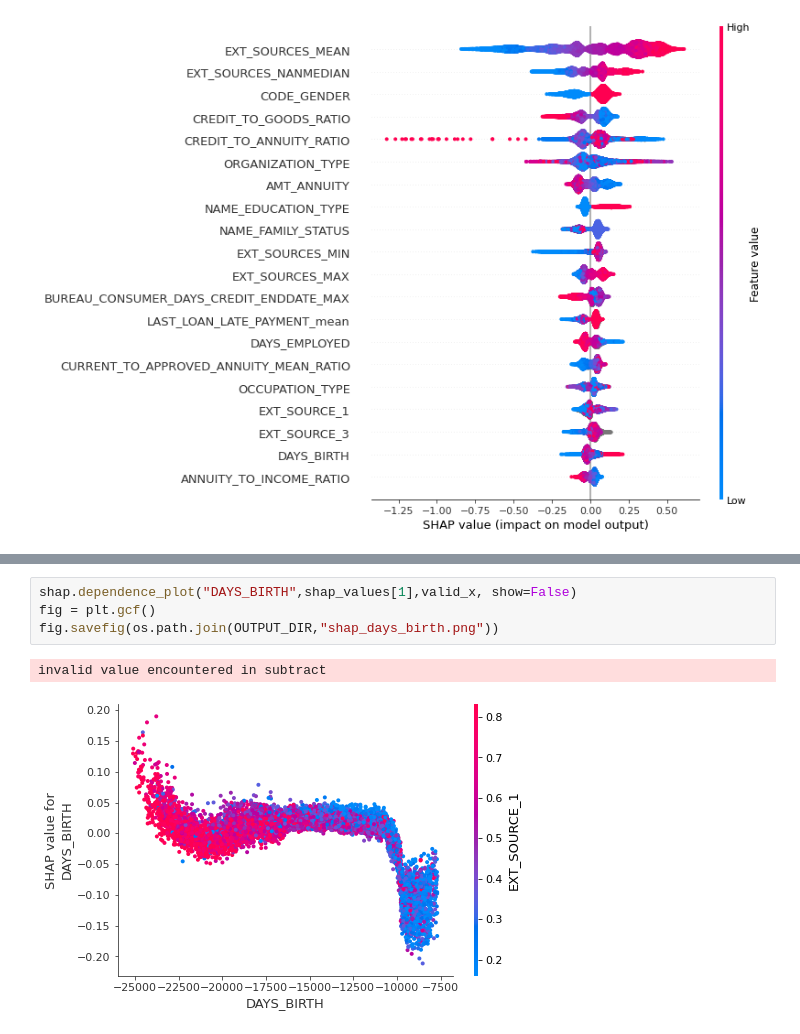
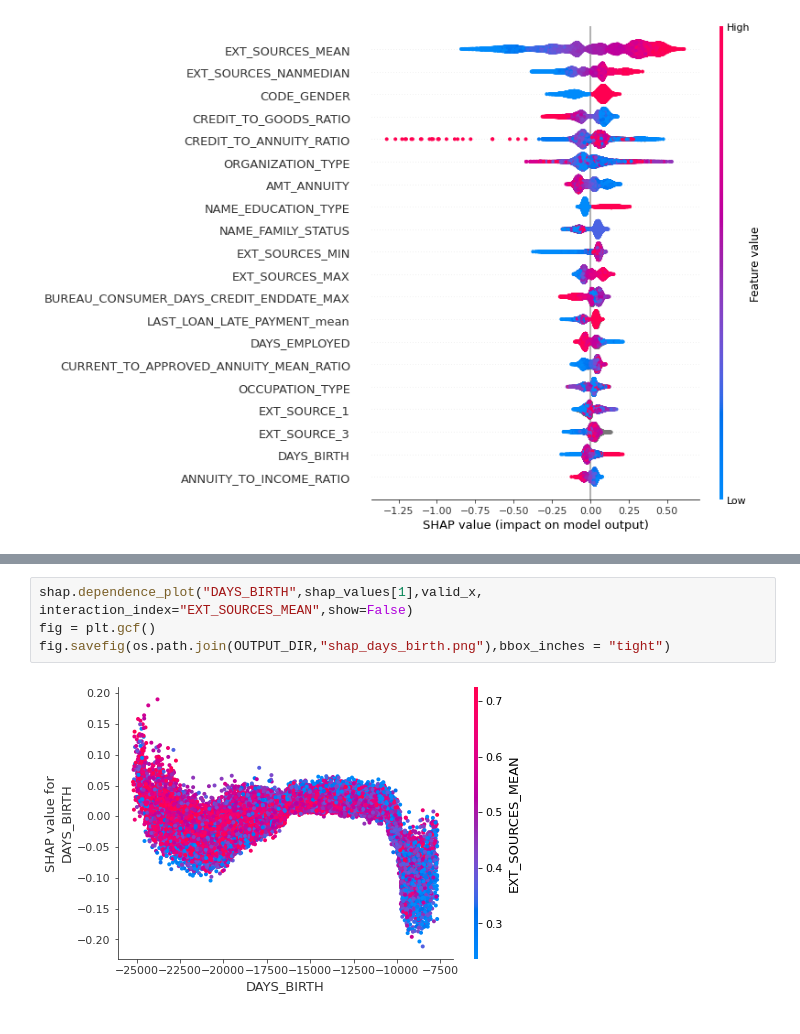
Before and after one commit to eileencho/rds-project, a Jupyter notebook: Stability_and_Explainability_analysis.ipynb, the cells around one changed output, grey strips where cells are left out. Cells and saved outputs as stored; diff of their text form.

```diff
--- a/Stability_and_Explainability_analysis.ipynb
+++ b/Stability_and_Explainability_analysis.ipynb
@@ -397,7 +397,6 @@ invalid value encountered in subtract
 # %%
-shap.dependence_plot("DAYS_BIRTH",shap_values[1],valid_x, show=False)
+shap.dependence_plot("DAYS_BIRTH",shap_values[1],valid_x, interaction_index="EXT_SOURCES_MEAN",show=False)
 fig = plt.gcf()
-fig.savefig(os.path.join(OUTPUT_DIR,"shap_days_birth.png"))
+fig.savefig(os.path.join(OUTPUT_DIR,"shap_days_birth.png"),bbox_inches = "tight")
 # %% [output]
-invalid value encountered in subtract
-[figure, old version]
+[figure, new version]
```
Also changed, not shown: parts of 16 cells of this notebook.
